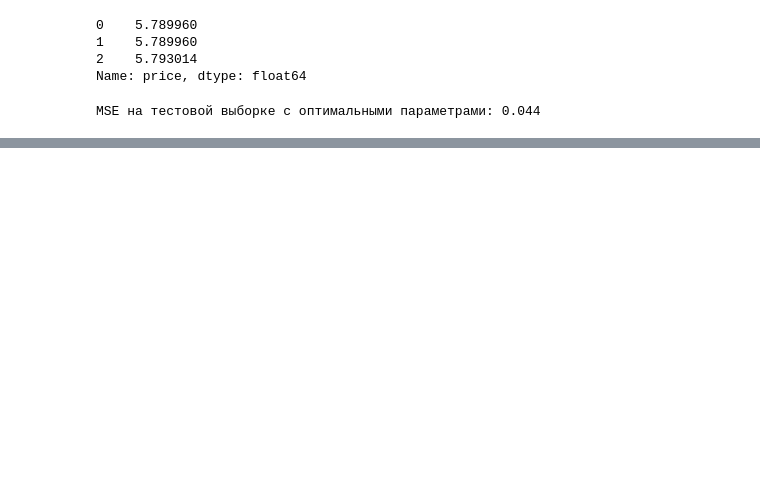
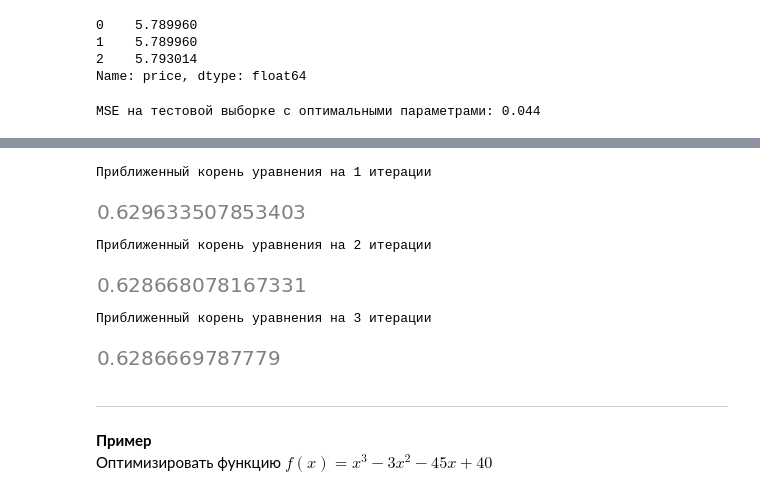
Before and after one commit to ScReameer/DS-learning, a Jupyter notebook: Math/Block-5/Module-6. Mathematical analysis III/Practice.ipynb, the cells around one changed output, grey strips where cells are left out. Saved outputs shown, nothing was run; the diff lists cells and outputs as text; code cells hidden in the pictures; blank space fills up the shorter version.

```diff
--- a/Math/Block-5/Module-6. Mathematical analysis III/Practice.ipynb
+++ b/Math/Block-5/Module-6. Mathematical analysis III/Practice.ipynb
@@ -122,0 +127,21 @@ MSE на тестовой выборке с оптимальными парам
+# %%
+x = sp.Symbol('x')
+f = 6*x**5 - 5*x**4 - 4*x**3 + 3*x**2
+start_point = 0.7
+f_der = sp.diff(f, x)
+current_point = start_point
+for i in range(3):
+    current_point -= f.subs(x, current_point) / f_der.subs(x, current_point)
+    print(f'Приближенный корень уравнения на {i+1} итерации')
+    display(current_point)
+# %% [output]
+Приближенный корень уравнения на 1 итерации
+[figure, added]
+Приближенный корень уравнения на 2 итерации
+[figure, added]
+Приближенный корень уравнения на 3 итерации
+[figure, added]
+# %% [markdown]
+***
+**Пример**
+Оптимизировать функцию $f(x) = x^3 - 3x^2 - 45x + 40$
```
Also changed, not shown: parts of 11 cells of this notebook, 1 other file.
